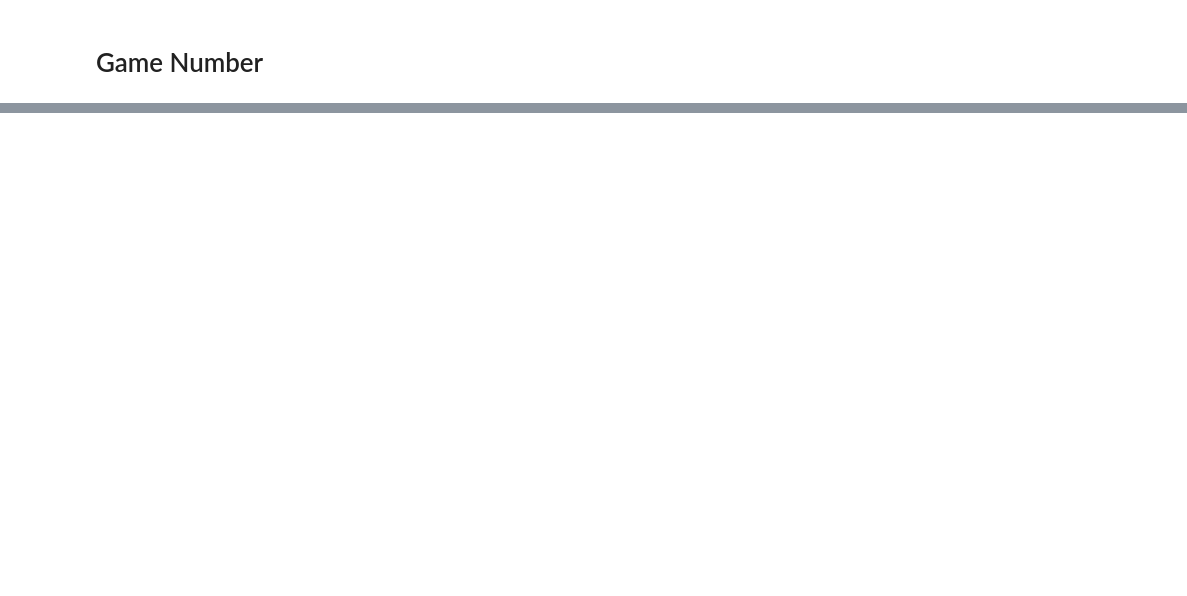
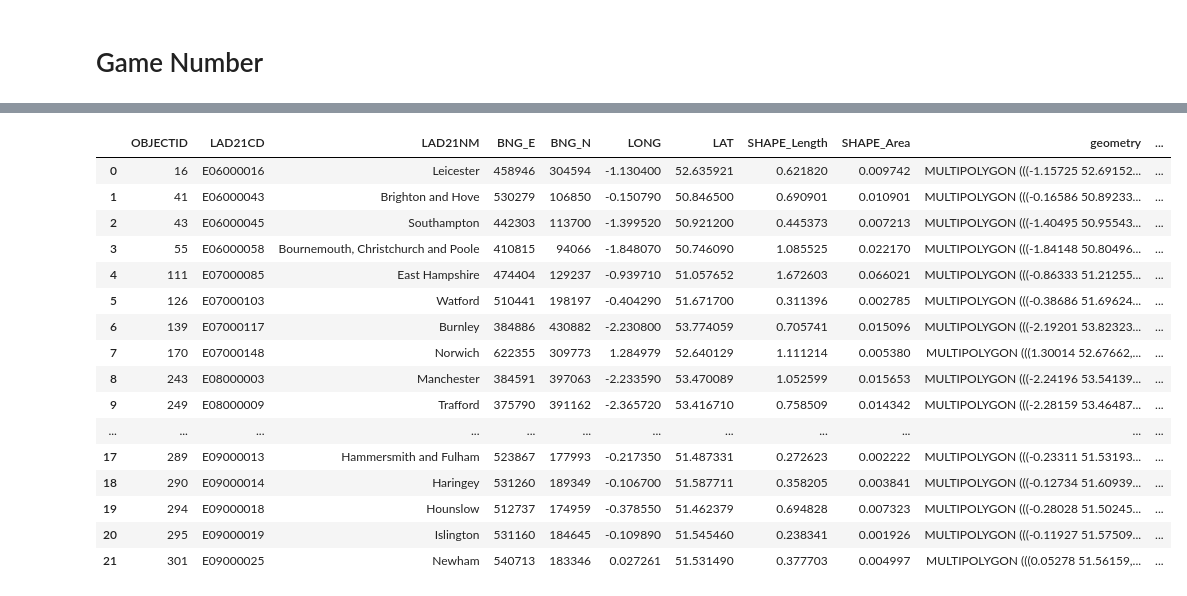
Before and after one commit to CHIDS-UMD/SoccerCovid, a Jupyter notebook: 1. Local Authority & Game.ipynb, the cells around one changed output, grey strips where cells are left out. Cells and saved outputs as stored; diff of their text form; code cells hidden in the pictures; blank space fills up the shorter version.

```diff
--- a/1. Local Authority & Game.ipynb
+++ b/1. Local Authority & Game.ipynb
@@ -480,0 +421,5 @@ ltla_game_df.to_csv('data/ltla_game_df.csv', index = False)
+# %%
+ltla_game_df = pd.read_csv('data/ltla_game_df.csv')
+ltla_game_df['date'] = pd.to_datetime(ltla_game_df['date'])
+# ltla_game_df = ltla_game_df[ltla_game_df['date'].dt.year.isin([2020, 2021])].reset_index(drop = True)
+ltla_game_df
@@ -480,0 +440,26 @@ ltla_game_df.to_csv('data/ltla_game_df.csv', index = False)
+# %%
+import numpy as np
+
+ltla_game_df['date'] = pd.to_datetime(ltla_game_df['date'] ).dt.date
+tmp = ltla_game_df.pivot_table(values = 'host', columns = 'city', index = 'date')
+
+tmp = tmp.reset_index()
+
+# tmp['date'] = pd.to_datetime(tmp['date'])
+r = pd.date_range(start=tmp['date'].min(), end=tmp['date'].max())
+tmp = tmp.set_index('date').reindex(r).fillna(np.nan).reset_index()
+tmp['date'] = tmp['index'].dt.date
+tmp = tmp.set_index('date')
+tmp = tmp.drop(columns = 'index')
+
+import seaborn as sns
+import matplotlib.pyplot as plt
+# tmp = new_df.pivot_table(values = 'effect_post',
+#                       index = 'date',
+#                       columns = 'city')
+# tmp2 = tmp
+# tmp2[tmp2 > 0] = 1
+# tmp2[tmp2 <= 0] = 0
+
+plt.figure(figsize=(8, 180), dpi = 100)
+ax = sns.heatmap(tmp, linewidths=.5, cmap="YlGnBu")
@@ -481,2 +473,5 @@ ltla_game_df.to_csv('data/ltla_game_df.csv', index = False)
 # %% [markdown]
 # Game Number
+# %%
+ltla_gamenum_df = ltla_game_df.groupby('city').sum().reset_index()# .rename(columns = {'team_LAD21NM': 'LAD21NM'})
+ltla_gamenum_df
@@ -483,9 +512,27 @@ ltla_game_df.to_csv('data/ltla_game_df.csv', index = False)
 # %%
-ltla_gamenum_df = ltla_game_df.groupby('team_LAD21NM').sum().reset_index().rename(columns = {'team_LAD21NM': 'LAD21NM'})
+# ltla_gamenum_df = ltla_game_df.groupby('city').sum().reset_index()# .rename(columns = {'team_LAD21NM': 'LAD21NM'})
 # ltla_gamenum_df
-gdf = ltla_gdf.merge(ltla_gamenum_df, on = 'LAD21NM')
+gdf = ltla_gdf.merge(ltla_gamenum_df.rename(columns = {'city': 'LAD21NM'}), on = 'LAD21NM')
 # gdf.plot()
-# gdf
+gdf
+# %% [output]
+|  | OBJECTID | LAD21CD | LAD21NM | BNG_E | BNG_N | LONG | LAT | SHAPE_Length | SHAPE_Area | geometry | ... |
+| 0 | 16 | E06000016 | Leicester | 458946 | 304594 | -1.130400 | 52.635921 | 0.621820 | 0.009742 | MULTIPOLYGON (((-1.15725 52.69152... | ... |
+| 1 | 41 | E06000043 | Brighton and Hove | 530279 | 106850 | -0.150790 | 50.846500 | 0.690901 | 0.010901 | MULTIPOLYGON (((-0.16586 50.89233... | ... |
+| 2 | 43 | E06000045 | Southampton | 442303 | 113700 | -1.399520 | 50.921200 | 0.445373 | 0.007213 | MULTIPOLYGON (((-1.40495 50.95543... | ... |
+| 3 | 55 | E06000058 | Bournemouth, Christchurch and Poole | 410815 | 94066 | -1.848070 | 50.746090 | 1.085525 | 0.022170 | MULTIPOLYGON (((-1.84148 50.80496... | ... |
+| 4 | 111 | E07000085 | East Hampshire | 474404 | 129237 | -0.939710 | 51.057652 | 1.672603 | 0.066021 | MULTIPOLYGON (((-0.86333 51.21255... | ... |
+| 5 | 126 | E07000103 | Watford | 510441 | 198197 | -0.404290 | 51.671700 | 0.311396 | 0.002785 | MULTIPOLYGON (((-0.38686 51.69624... | ... |
+| 6 | 139 | E07000117 | Burnley | 384886 | 430882 | -2.230800 | 53.774059 | 0.705741 | 0.015096 | MULTIPOLYGON (((-2.19201 53.82323... | ... |
+| 7 | 170 | E07000148 | Norwich | 622355 | 309773 | 1.284979 | 52.640129 | 1.111214 | 0.005380 | MULTIPOLYGON (((1.30014 52.67662,... | ... |
+| 8 | 243 | E08000003 | Manchester | 384591 | 397063 | -2.233590 | 53.470089 | 1.052599 | 0.015653 | MULTIPOLYGON (((-2.24196 53.54139... | ... |
+| 9 | 249 | E08000009 | Trafford | 375790 | 391162 | -2.365720 | 53.416710 | 0.758509 | 0.014342 | MULTIPOLYGON (((-2.28159 53.46487... | ... |
+| ... | ... | ... | ... | ... | ... | ... | ... | ... | ... | ... | ... |
+| 17 | 289 | E09000013 | Hammersmith and Fulham | 523867 | 177993 | -0.217350 | 51.487331 | 0.272623 | 0.002222 | MULTIPOLYGON (((-0.23311 51.53193... | ... |
+| 18 | 290 | E09000014 | Haringey | 531260 | 189349 | -0.106700 | 51.587711 | 0.358205 | 0.003841 | MULTIPOLYGON (((-0.12734 51.60939... | ... |
+| 19 | 294 | E09000018 | Hounslow | 512737 | 174959 | -0.378550 | 51.462379 | 0.694828 | 0.007323 | MULTIPOLYGON (((-0.28028 51.50245... | ... |
+| 20 | 295 | E09000019 | Islington | 531160 | 184645 | -0.109890 | 51.545460 | 0.238341 | 0.001926 | MULTIPOLYGON (((-0.11927 51.57509... | ... |
+| 21 | 301 | E09000025 | Newham | 540713 | 183346 | 0.027261 | 51.531490 | 0.377703 | 0.004997 | MULTIPOLYGON (((0.05278 51.56159,... | ... |
 # %%
 import matplotlib.pyplot as plt
 fig, ax = plt.subplots(figsize=(25, 25))
```
Also changed, not shown: parts of 42 cells of this notebook, 4 other files.
